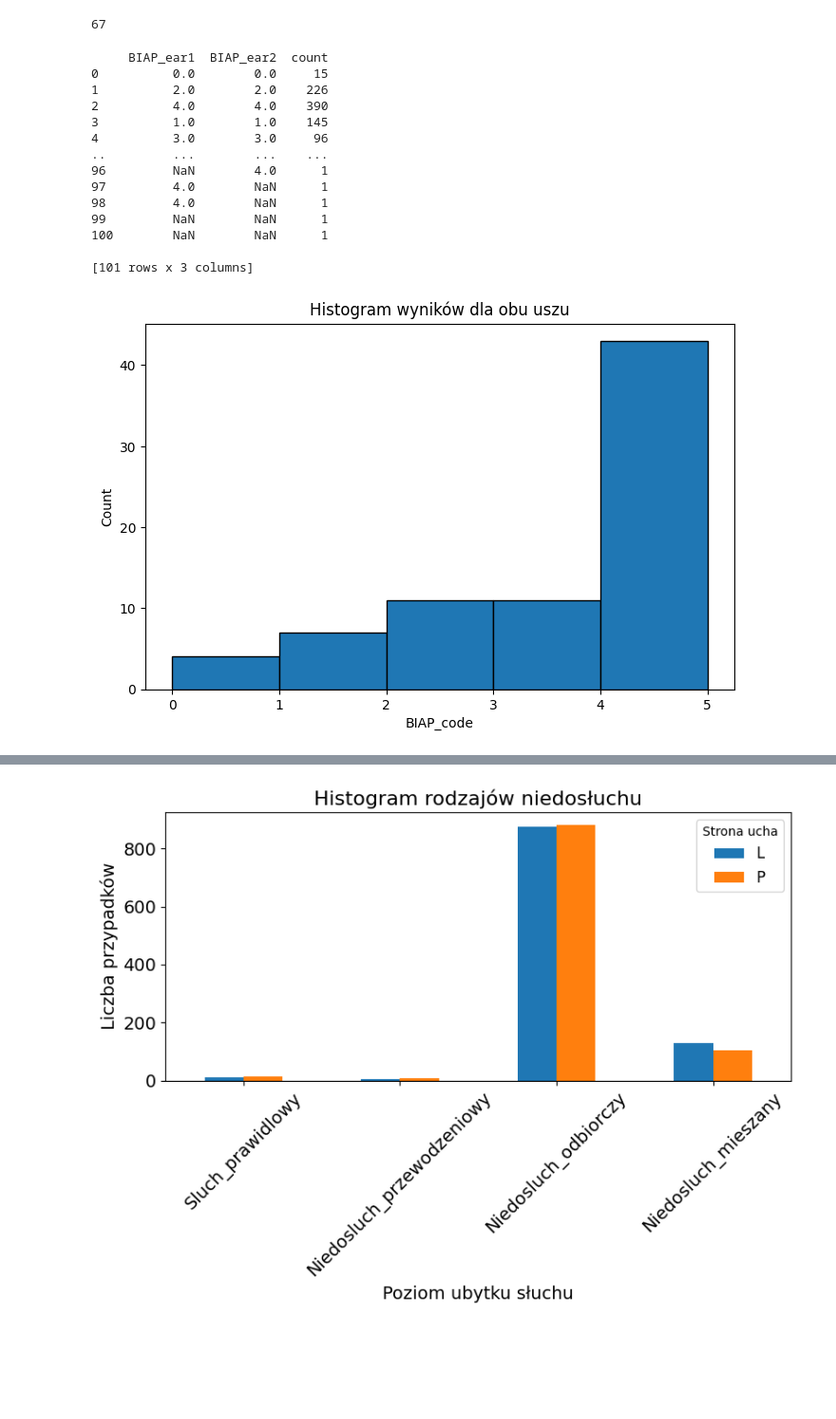
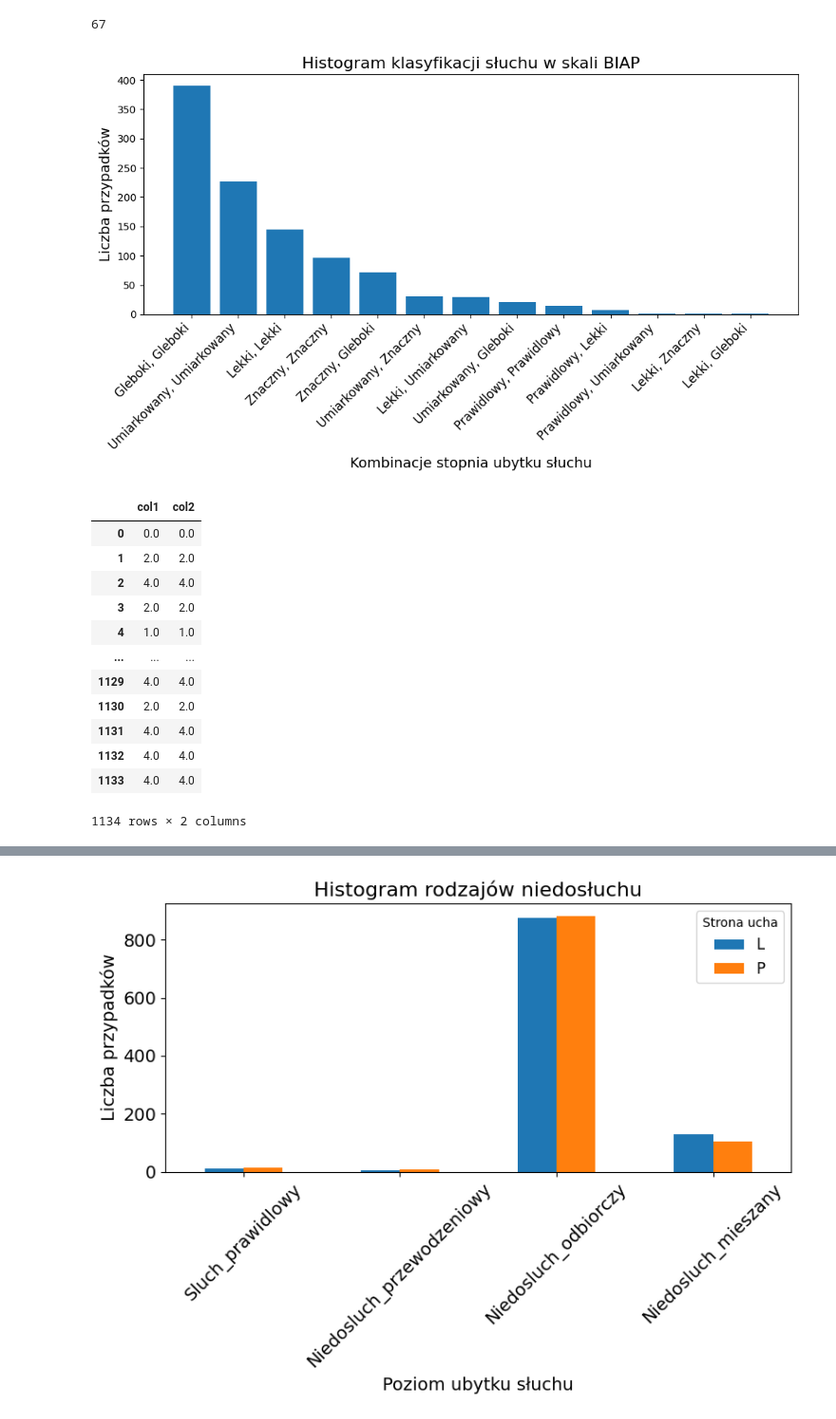
Before and after one commit to maria0026/GeneHearing, a Jupyter notebook: notebooks/data_info.ipynb, the cells around one changed output, grey strips where cells are left out. Shown at 95% size. Drawn from its saved outputs; the diff is of its cells as text; code cells hidden in the pictures; blank space fills up the shorter version.

Commit message:
combinations

```diff
--- a/notebooks/data_info.ipynb
+++ b/notebooks/data_info.ipynb
@@ -326,18 +302,22 @@ def plot_hearing_degree_combinations(df, allel1, allel2, map=ASHA_label_map, sca
 # %%
-plot_hearing_degree_combinations(df, None, None, BIAP_label_map, 'BIAP')
+wyniki_all = plot_hearing_degree_combinations(df, None, None, BIAP_label_map, 'BIAP')
 # %% [output]
-     BIAP_ear1  BIAP_ear2  count
-0          0.0        0.0     15
-1          2.0        2.0    226
-2          4.0        4.0    390
-3          1.0        1.0    145
-4          3.0        3.0     96
-..         ...        ...    ...
-96         NaN        4.0      1
-97         4.0        NaN      1
-98         4.0        NaN      1
-99         NaN        NaN      1
-100        NaN        NaN      1
-
-[101 rows x 3 columns]
-[figure, old version]
+[figure, new version]
+# %%
+wyniki_df = pd.DataFrame(wyniki_all, columns=['col1', 'col2'])
+mytable = wyniki_df.value_counts().reset_index(name='count')
+wyniki_df
+# %% [output]
+|  | col1 | col2 |
+| 0 | 0.0 | 0.0 |
+| 1 | 2.0 | 2.0 |
+| 2 | 4.0 | 4.0 |
+| 3 | 2.0 | 2.0 |
+| 4 | 1.0 | 1.0 |
+| ... | ... | ... |
+| 1129 | 4.0 | 4.0 |
+| 1130 | 2.0 | 2.0 |
+| 1131 | 4.0 | 4.0 |
+| 1132 | 4.0 | 4.0 |
+| 1133 | 4.0 | 4.0 |
+1134 rows × 2 columns
```
Also changed, not shown: parts of 3 cells of this notebook.
